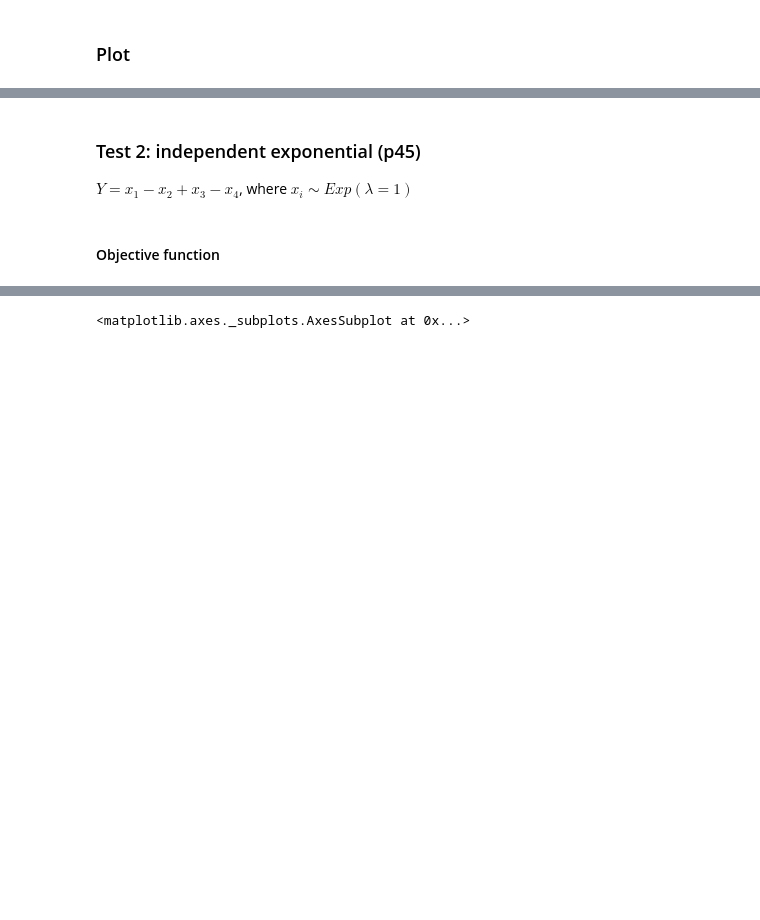
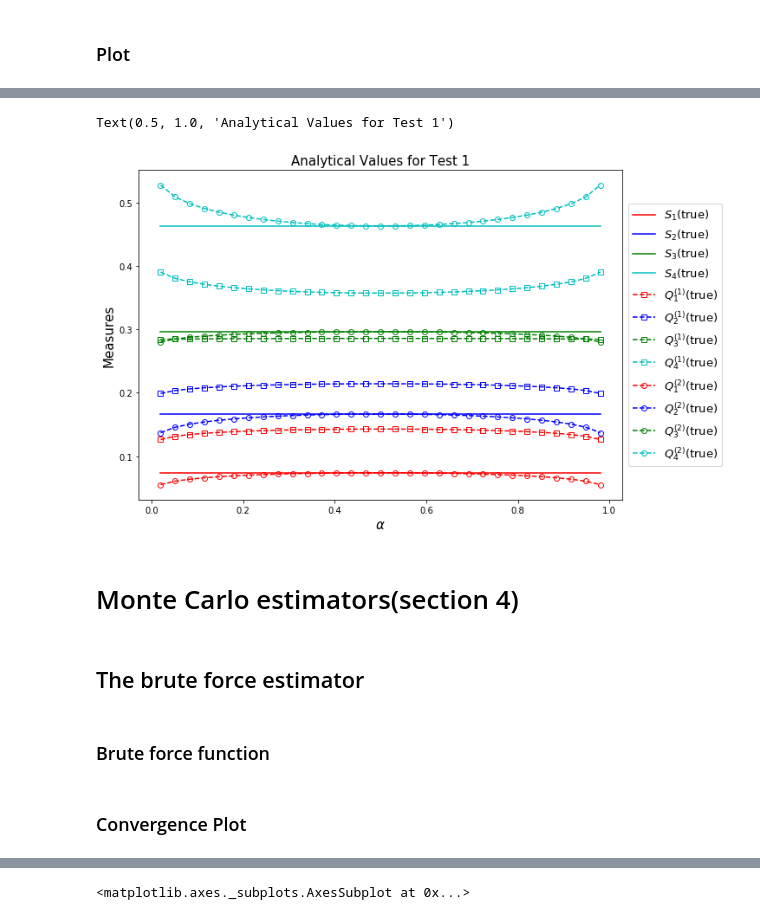
Before and after one commit to Yuleii/quantile-sensitivity-measures, a Jupyter notebook: quantile_based_global_sensitivity_measures.ipynb, the cells around one changed output, grey strips where cells are left out. Drawn from its saved outputs; the diff is of its cells as text; code cells hidden in the pictures; blank space fills up the shorter version.

```diff
--- a/quantile_based_global_sensitivity_measures.ipynb
+++ b/quantile_based_global_sensitivity_measures.ipynb
@@ -55,12 +52,11 @@ cov_1 = np.array(
 sd_1 = np.sqrt(np.diag(cov_1))
 
 # dimension
-dim_1 = 4
+n_params_1= 4
 
 # range of alpha
 dalp = (0.98 - 0.02) / 30   # 0.032
 alp = np.arange(0.02, 0.98 + dalp, dalp)
-n_params = 4
 # %% [markdown]
 ### Objective function
 $$Y=x_1+x_2+x_3+x_4$$
@@ -135,6 +178,6 @@ array([[ 1.08114318,  2.68226953,  5.4783546 , 10.31452679],
        [ 1.08114318,  2.68226953,  5.4783546 , 10.31452679]])
 # %%
 # warning: works only in this case
-q_1 = np.sqrt(q_2)
+q_1_true = np.sqrt(q_2_true)
 # %%
 # Q_2: normalized quantile based sensitivity measure 2.(Eq.14)
@@ -153,12 +196,14 @@ Q_2[15]
 array([0.07407407, 0.16666667, 0.2962963 , 0.46296296])
 # %%
 # Q_1: normalized quantile based sensitivity measure
-Q_1 = []
+norm_q_1_true = []
 for a in range(len(alp)):
-    Q_1_a = []
-    for i in range(dim_1):
-        Q_1_i = q_1[a, i] / sum(q_1[a])
-        Q_1_a.append(Q_1_i)
-    Q_1.append(Q_1_a)
+    norm_q_1_a = []
+    for i in range(n_params_1):
+        norm_q_1_i = q_1_true[a, i] / sum(q_1_true[a])
+        norm_q_1_a.append(norm_q_1_i)
+    norm_q_1_true.append(norm_q_1_a)
 
-Q_1 = np.hstack(Q_1).reshape((len(alp), dim_1))
+norm_q_1_true = np.hstack(norm_q_1_true).reshape((len(alp), n_params_1))
+
+norm_q_1_true
@@ -819,5 +235,31 @@ plt.show()
-# %% [markdown]
-### Test 2:  independent exponential (p45)
-$Y=x_1-x_2+x_3-x_4$, where $x_i \sim Exp(\lambda=1)$
-# %% [markdown]
-#### Objective function
+# %%
+plt.figure(figsize=(10,7))
+
+plt.plot(alp, sobol_1[:, 0], 'r-', label=r'$S_1$(true)')
+plt.plot(alp, sobol_1[:, 1], 'b-', label=r'$S_2$(true)')
+plt.plot(alp, sobol_1[:, 2], 'g-', label=r'$S_3$(true)')
+plt.plot(alp, sobol_1[:, 3], 'c-', label=r'$S_4$(true)')
+
+plt.plot(alp, norm_q_1_true[:, 0], 'rs--',label=r'$Q_1^{(1)}$(true)', markerfacecolor='none')
+plt.plot(alp, norm_q_1_true[:, 1], 'bs--',label=r'$Q_2^{(1)}$(true)', markerfacecolor='none')
+plt.plot(alp, norm_q_1_true[:, 2], 'gs--',label=r'$Q_3^{(1)}$(true)', markerfacecolor='none')
+plt.plot(alp, norm_q_1_true[:, 3], 'cs--',label=r'$Q_4^{(1)}$(true)', markerfacecolor='none')
+
+plt.plot(alp, norm_q_2_true[:, 0], 'ro--',label=r'$Q_1^{(2)}$(true)', markerfacecolor='none')
+plt.plot(alp, norm_q_2_true[:, 1], 'bo--',label=r'$Q_2^{(2)}$(true)', markerfacecolor='none')
+plt.plot(alp, norm_q_2_true[:, 2], 'go--',label=r'$Q_3^{(2)}$(true)', markerfacecolor='none')
+plt.plot(alp, norm_q_2_true[:, 3], 'co--',label=r'$Q_4^{(2)}$(true)', markerfacecolor='none')
+
+plt.legend(loc='center left', bbox_to_anchor=(1, 0.5), fontsize=13)
+plt.xlabel(r"$\alpha$", fontsize=15)
+plt.ylabel("Measures", fontsize=15)
+plt.title("Analytical Values for Test 1", fontsize=15)
+# %% [output]
+Text(0.5, 1.0, 'Analytical Values for Test 1')
+[figure, added]
+# %% [markdown]
+# Monte Carlo estimators(section 4)
+# %% [markdown]
+## The brute force estimator
+# %% [markdown]
+### Brute force function
@@ -823,0 +388,2 @@ $Y=x_1-x_2+x_3-x_4$, where $x_i \sim Exp(\lambda=1)$
+# %% [markdown]
+### Convergence Plot
```
Also changed, not shown: parts of 93 cells of this notebook.
